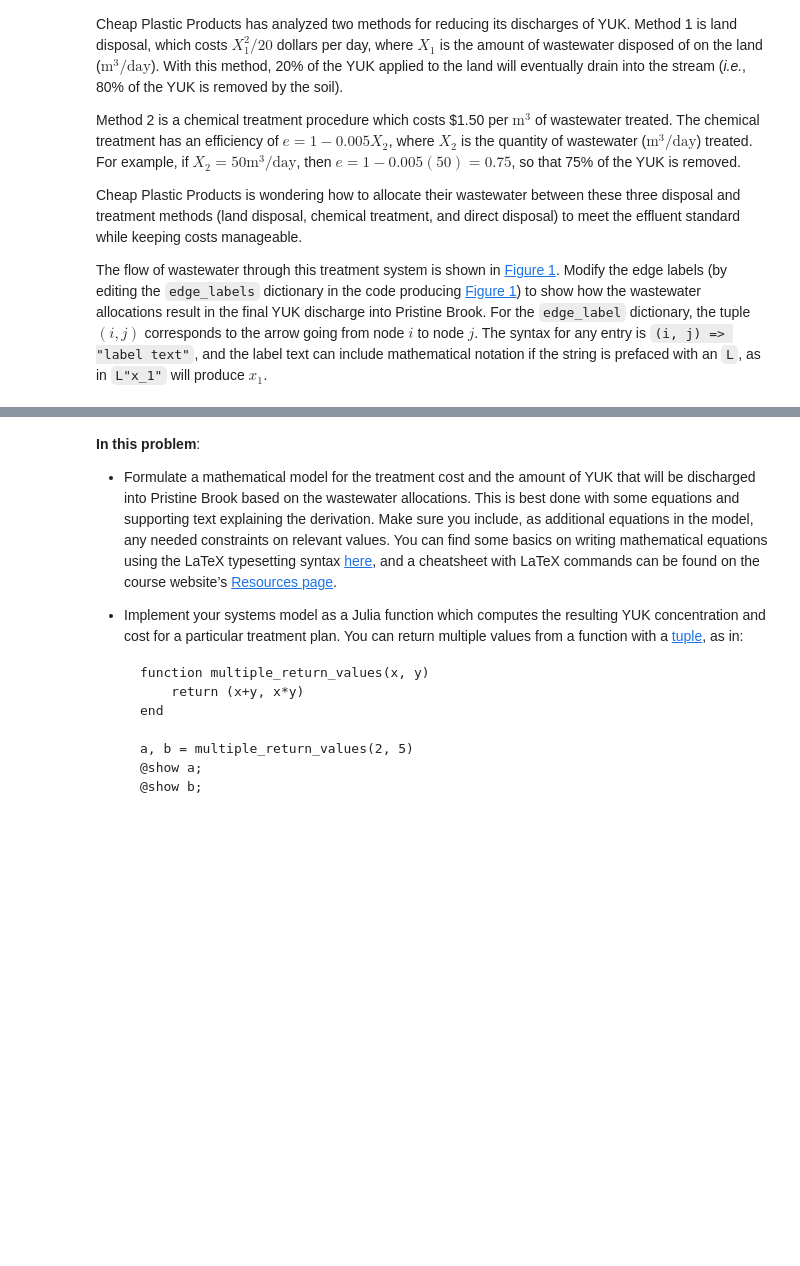
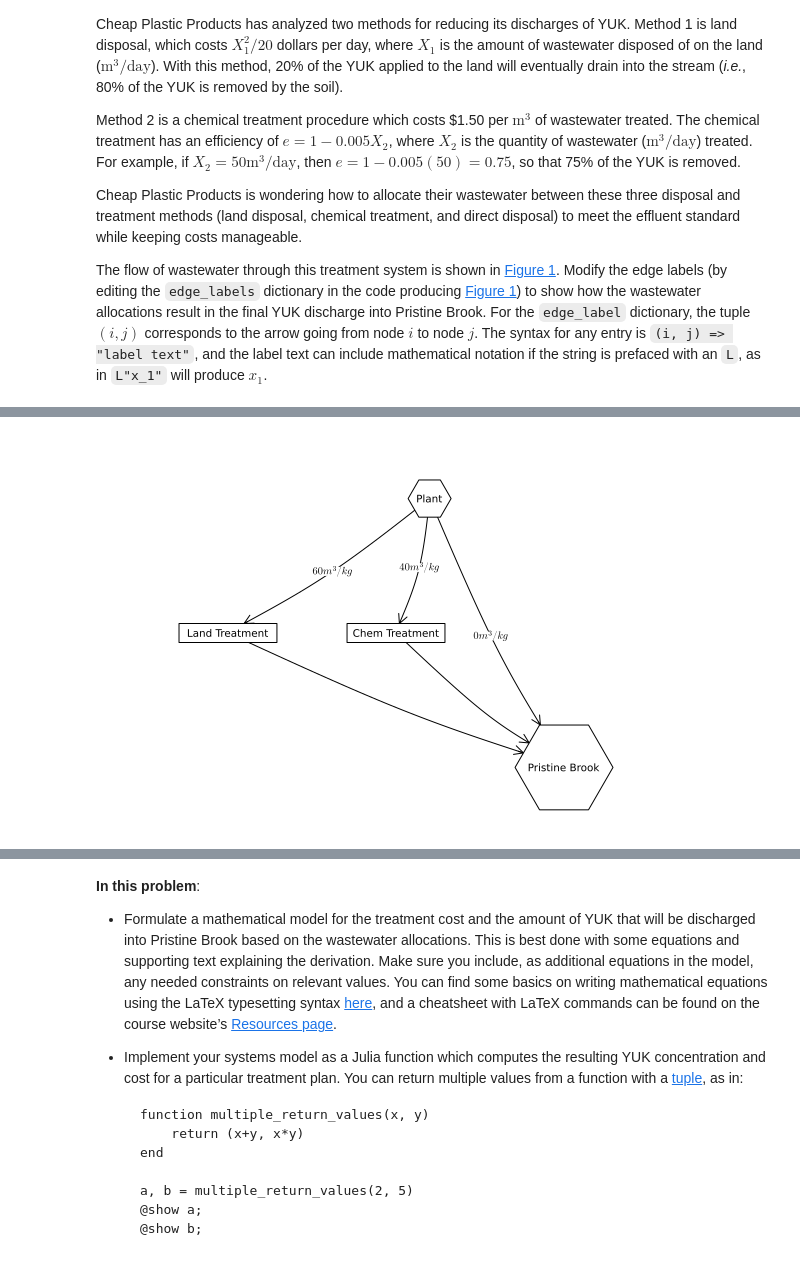
Before and after one commit to sarahc00ke/hw01, a Jupyter notebook: hw01.ipynb, the cells around one changed output, grey strips where cells are left out. Cells and saved outputs as stored; diff of their text form; code cells hidden in the pictures; blank space fills up the shorter version.

```diff
--- a/hw01.ipynb
+++ b/hw01.ipynb
@@ -216,15 +269,17 @@ mathematical notation if the string is prefaced with an `L`, as in
 # %%
 A = [0 1 1 1;
     0 0 0 1;
     0 0 0 1;
     0 0 0 0]
 
 names = ["Plant", "Land Treatment", "Chem Treatment", "Pristine Brook"]
-# modify this dictionary to add labels
-edge_labels = Dict((1, 2) => "", (1,3) => "", (1, 4) => "",(2, 4) => "",(3, 4) => "")
+# modify this dictionary to add labels to show plan flows into each category
+edge_labels = Dict((1, 2) => L"60m^3/kg", (1,3) => L"40m^3/kg", (1, 4) => L"0m^3/kg",(2, 4) => "",(3, 4) => "")
 shapes=[:hexagon, :rect, :rect, :hexagon]
 xpos = [0, -1.5, -0.25, 1]
 ypos = [1, 0, 0, -1]
 
 p = graphplot(A, names=names,edgelabel=edge_labels, markersize=0.15, markershapes=shapes, markercolor=:white, x=xpos, y=ypos)
 display(p)
+# %% [output]
+[figure, added]
```
Also changed, not shown: parts of 8 cells of this notebook.
